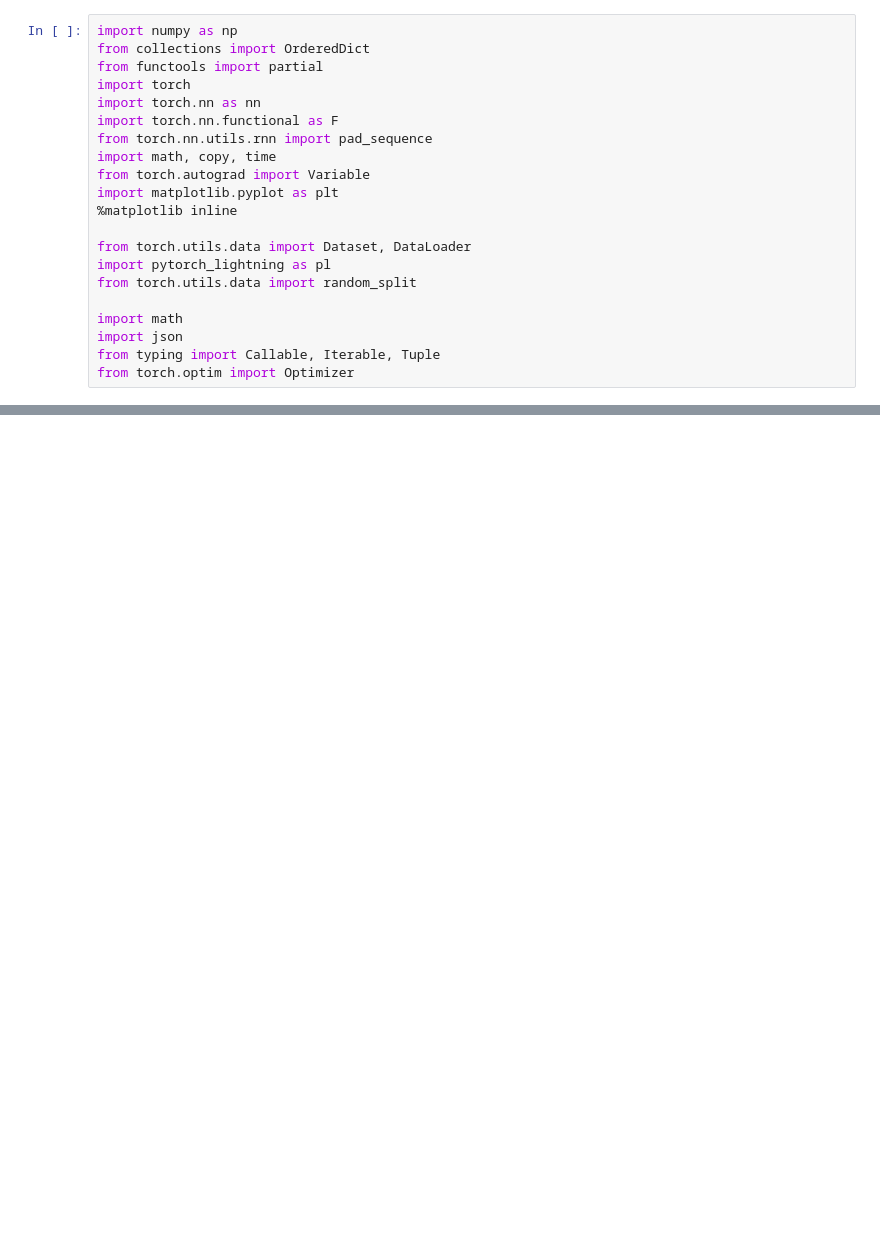
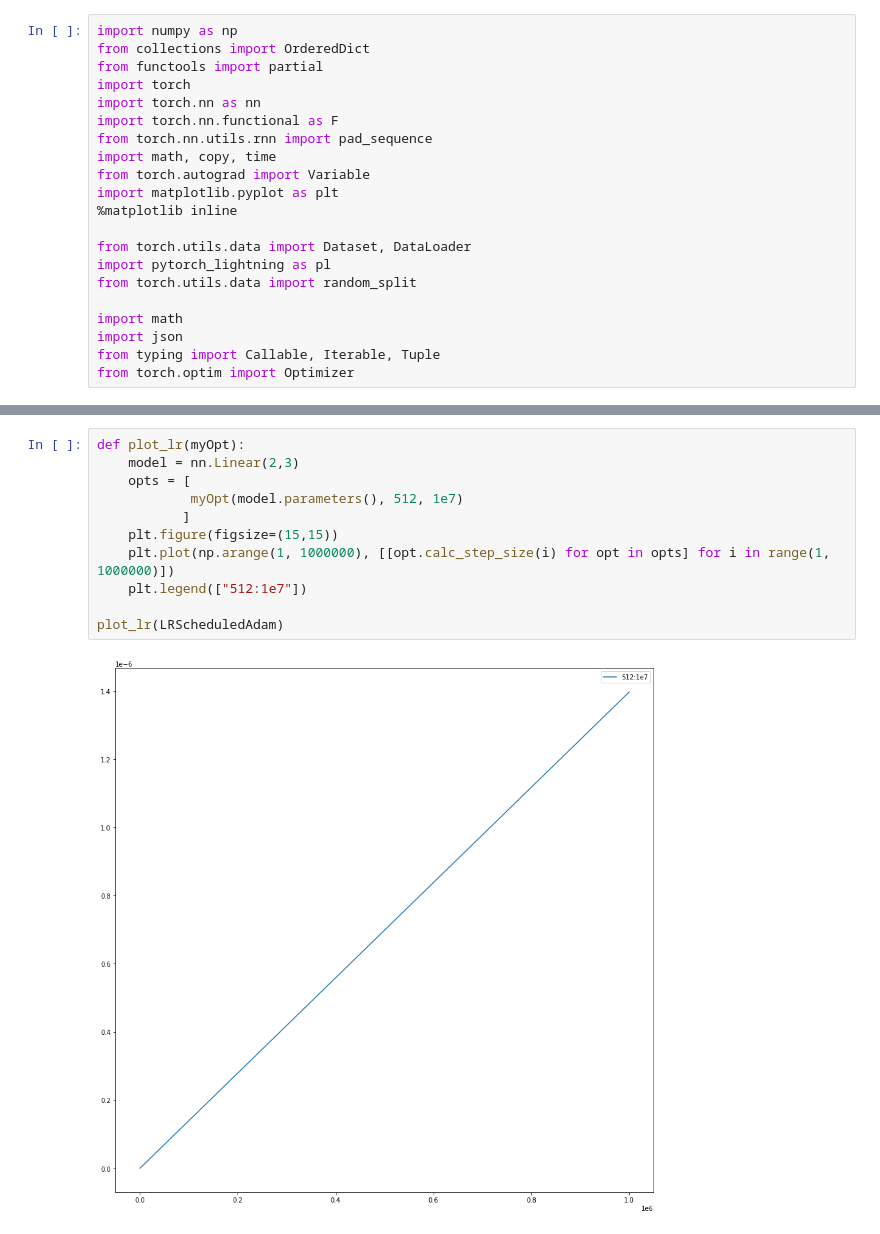
Before and after one commit to Chucooleg/Contrastive-Learning-Benchmarking, a Jupyter notebook: SecondPass-CardGame-experiments/Learning-Rate-Reference-Plots.ipynb, the cells around one changed output, grey strips where cells are left out. Saved outputs shown, nothing was run; the diff lists cells and outputs as text; blank space fills up the shorter version.

```diff
--- a/SecondPass-CardGame-experiments/Learning-Rate-Reference-Plots.ipynb
+++ b/SecondPass-CardGame-experiments/Learning-Rate-Reference-Plots.ipynb
@@ -149,0 +152,13 @@ plot_lr(LRScheduledAdam)
+# %%
+def plot_lr(myOpt):
+    model = nn.Linear(2,3)
+    opts = [
+            myOpt(model.parameters(), 512, 1e7)
+           ]
+    plt.figure(figsize=(15,15))
+    plt.plot(np.arange(1, 1000000), [[opt.calc_step_size(i) for opt in opts] for i in range(1, 1000000)])
+    plt.legend(["512:1e7"])
+
+plot_lr(LRScheduledAdam)
+# %% [output]
+[figure, added]
```
Also changed, not shown: parts of 2 cells of this notebook, 7 other files.
